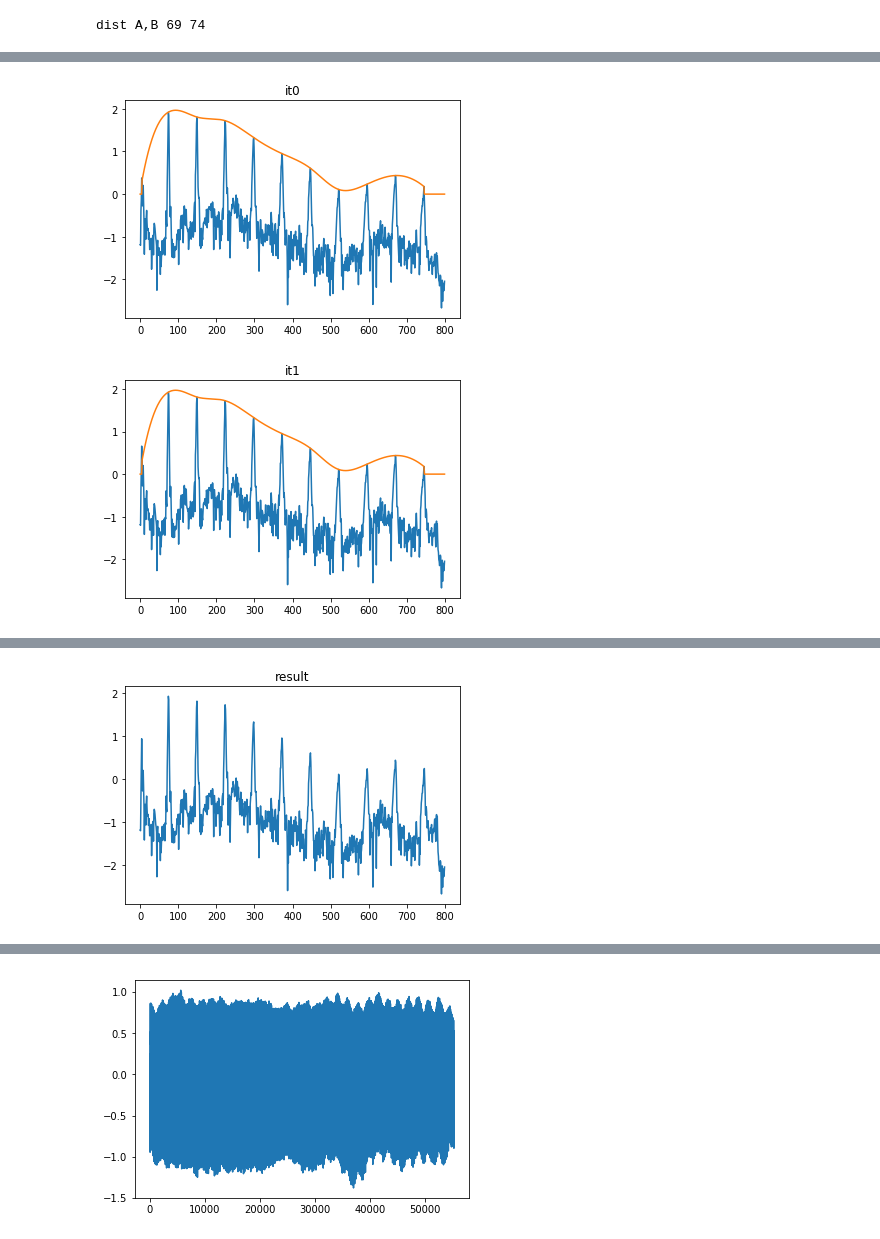
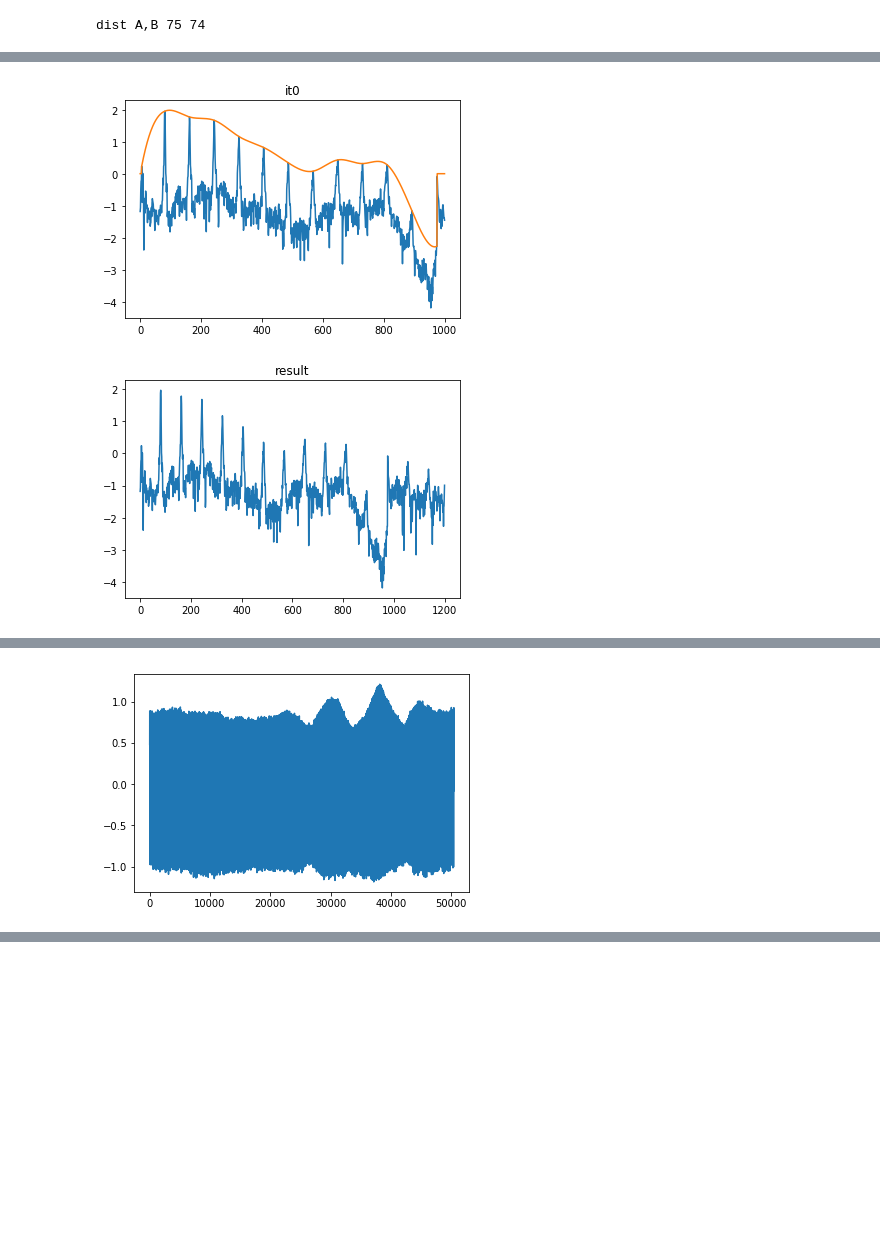
Before and after one commit to BeyondCloud/FUJI_Graphic_EQ, a Jupyter notebook: Iterative Formant Filtering.ipynb, the cells around one changed output, grey strips where cells are left out. Saved outputs shown, nothing was run; the diff lists cells and outputs as text; code cells hidden in the pictures; blank space fills up the shorter version.

```diff
--- a/Iterative Formant Filtering.ipynb
+++ b/Iterative Formant Filtering.ipynb
@@ -16,11 +16,11 @@ frame_period = 10
 _NFFT_ = 8192
 fs = 44100
 HOP_LEN = int(44100/(1000/frame_period))
-freq_range = 800
+freq_range = 1000
 
 # use for smooth envelope's tail
 fade_len = 20
-fade_kernel =0.5**np.arange(20)
+fade_kernel =0.7**np.arange(20)
 mirror_N =  50
 def plot_power_spec(x,title='Fig',nfft=_NFFT_):
     k = np.arange(nfft)
@@ -44,7 +44,10 @@ def get_peak_idx(seg_A,seg_B,distA=20,distB=20):
 #     seg_B[0] = max(seg_B)
 
     peaks_A, _ = find_peaks(seg_A, distance=distA)
-    peaks_B, _ = find_peaks(seg_B, distance=distB)
+
+    #distance=distA: this is not bug, let peaks_B follow A's pitch have better result
+    peaks_B, _ = find_peaks(seg_B, distance=distA)
+
     return peaks_A,peaks_B
 def getCurveLog(seg_A,seg_B,peaks_A,peaks_B):
 
@@ -61,6 +64,7 @@ def getCurveLog(seg_A,seg_B,peaks_A,peaks_B):
 #     c2 = scipy.interpolate.spline(peaks_B,seg_B[peaks_B],range(mirror_N,freq_range+mirror_N))
 
     c1 = scipy.interpolate.spline(peaks_A,seg_A[peaks_A],range(freq_range))
+
     c2 = scipy.interpolate.spline(peaks_B,seg_B[peaks_B],range(freq_range))
 
 
@@ -68,9 +72,12 @@ def getCurveLog(seg_A,seg_B,peaks_A,peaks_B):
 #     c2 = c2[mirror_N+1:]
     del_c = c2-c1
     del_c[-fade_len:] *= fade_kernel
-    curveLog = np.power(10,del_c)
+#     del_c[:fade_len] *= fade_kernel[::-1]
+
+    curve = np.power(10,del_c)
+    curve[:peaks_A[1]] = 1
 #     print(curveLog[-5:])
-    return curveLog,c1,c2
+    return curve,c1,c2
 def amp2db(x):
     return 20 * np.log10(np.maximum(1e-5, x))
 def db2amp(x):
@@ -104,6 +106,8 @@ print(int(np.mean(f0)/(44100/8192))-5)
 # input :
 # timbre_src(string) input file name
 # vowel_src(string) input file name
+
+import scipy.io as sio
 DEBUG = True
 which_seg = 12
 
@@ -115,31 +119,37 @@ def IFF(timbre_src,vowel_src,it= 2):
     absB,_ = getAmpPha(V)
 
     seg_A = cp.copy(absA[:freq_range,which_seg])
+    seg_B = cp.copy(absB[:freq_range,which_seg])
 
-    seg_B = cp.copy(absB[:freq_range,which_seg])
     seg_B_log = np.log10(seg_B)
+
 
     seg_A_log = np.log10(seg_A)
 
+    f0T,_ = pw.dio(T, fs)
+    f0T = scipy.signal.medfilt(f0T[10:-10],11)
+    distA = int(np.mean(f0T)/(fs/_NFFT_))-5
 
-    f0,_ = pw.dio(T, fs)
-    f0 = scipy.signal.medfilt(f0[10:-10],11)
-    distA = int(np.mean(f0)/(fs/_NFFT_))-5
-
-    f0,_ = pw.dio(V, fs)
-    f0 = scipy.signal.medfilt(f0[10:-10],11)
-    distB = int(np.mean(f0)/(fs/_NFFT_))-5
+    f0V,_ = pw.dio(V, fs)
+    f0V = scipy.signal.medfilt(f0V[10:-10],11)
+    distB = int(np.mean(f0V)/(fs/_NFFT_))-5
 
     peaks_A,peaks_B = get_peak_idx(seg_A_log,seg_B_log,distA,distB)
     print('dist A,B',distA,distB)
+
+
     curve_,c1,c2 = getCurveLog(seg_A_log,seg_B_log,peaks_A,peaks_B)
     seg_A *=curve_
+
 
     if DEBUG:
         plt.title('Seg A log init')
         plt.plot(seg_A_log)
         plt.plot(c1)
         plt.show()
+#         sio.savemat('./tmp/A_log.mat', {'A_log':seg_A_log.flatten()})
+#         sio.savemat('./tmp/A_env.mat', {'A_env':c1.flatten()})
+
         plt.title('Seg B log init')
         plt.plot(seg_B_log)
         plt.plot(c2)
@@ -147,7 +157,6 @@ def IFF(timbre_src,vowel_src,it= 2):
         plt.show()
 
     for i in range(it):
-
         seg_A_log = np.log10(seg_A)
         curve_tmp,c1,_ = getCurveLog(seg_A_log,seg_B_log,peaks_A,peaks_B)
         curve_ *= curve_tmp
@@ -166,7 +175,7 @@ def IFF(timbre_src,vowel_src,it= 2):
 
     if DEBUG:
         plt.title('result')
-        plt.plot(np.log10(out[:freq_range,which_seg]))
+        plt.plot(np.log10(out[:freq_range+200,which_seg]))
         plt.show()
 
     xx = librosa.istft(out*phaA,hop_length=HOP_LEN)
@@ -174,13 +183,19 @@ def IFF(timbre_src,vowel_src,it= 2):
     return xx
 
 # xx = IFF('my_a.wav','e_01.wav',4)
-xx = IFF('e_nagoya.wav','iton_a.wav',2)
+# xx = IFF('e_nagoya.wav','my_a.wav',3)
+# xx = IFF('e_nagoya.wav','my_a_410.wav',3)
+
+xx = IFF('e_nagoya.wav','iton_a.wav',1)
+
+# xx = IFF('e_nagoya.wav','a_nagoya.wav',2)
+
 
 seg = xx[1000:-1000]*6
 plt.plot(seg)
-# sf.write('test.wav',seg,fs)
+sf.write('test.wav',seg,fs)
 ipd.Audio(seg, rate=fs)
 # %% [output]
-dist A,B 69 74
+dist A,B 75 74
 spline is deprecated in scipy 0.19.0, use Bspline class instead.
 spline is deprecated in scipy 0.19.0, use Bspline class instead.
@@ -189,2 +204,2 @@ spline is deprecated in scipy 0.19.0, use Bspline class instead.
-[figure, old version]
+[figure, new version]
-[figure, old version]
+[figure, new version]
@@ -191 +207 @@ spline is deprecated in scipy 0.19.0, use Bspline class instead.
-[figure, old version]
+[figure, new version]
@@ -193 +207,0 @@ spline is deprecated in scipy 0.19.0, use Bspline class instead.
-[figure, removed]
```
Also changed, not shown: parts of 9 cells of this notebook.
